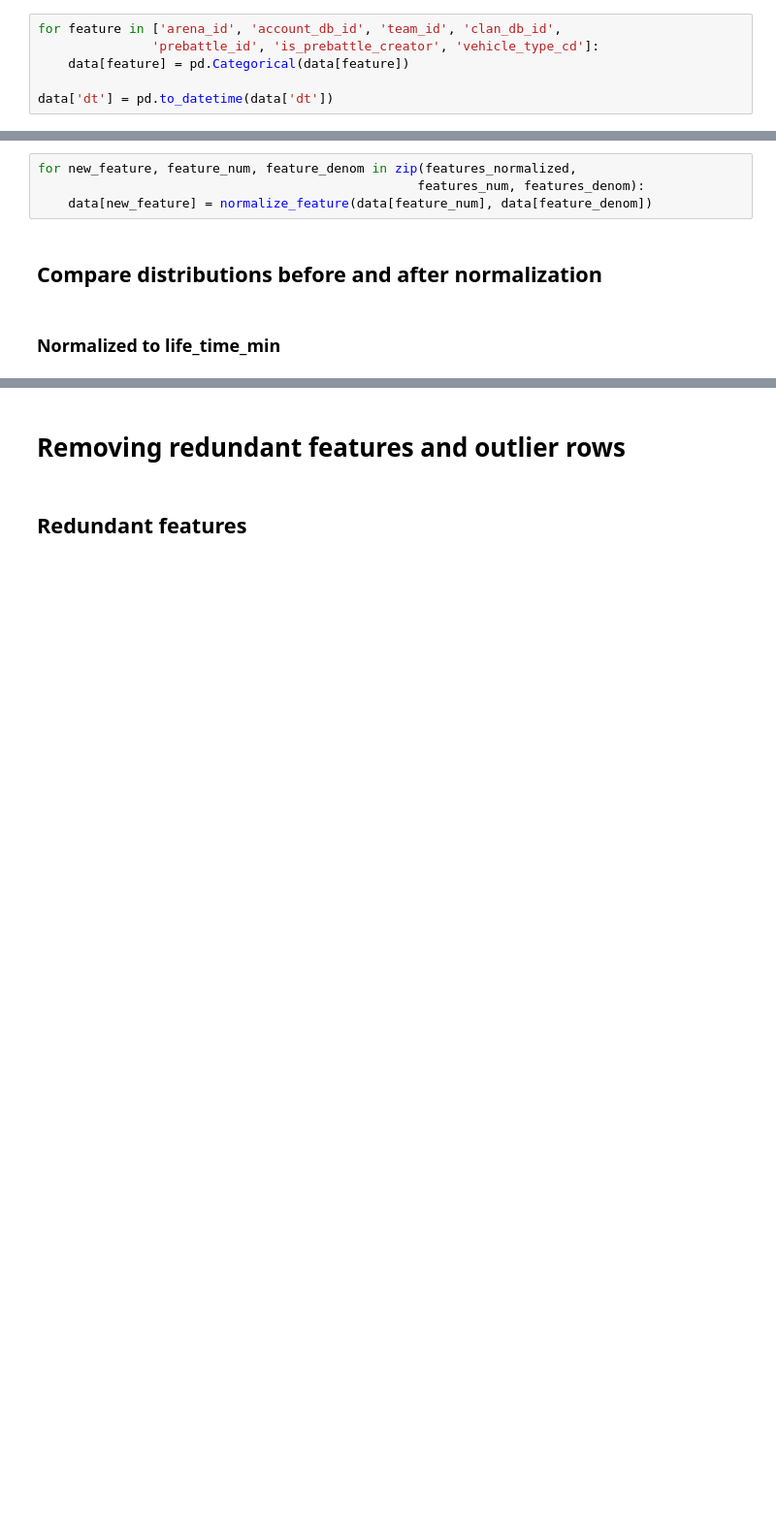
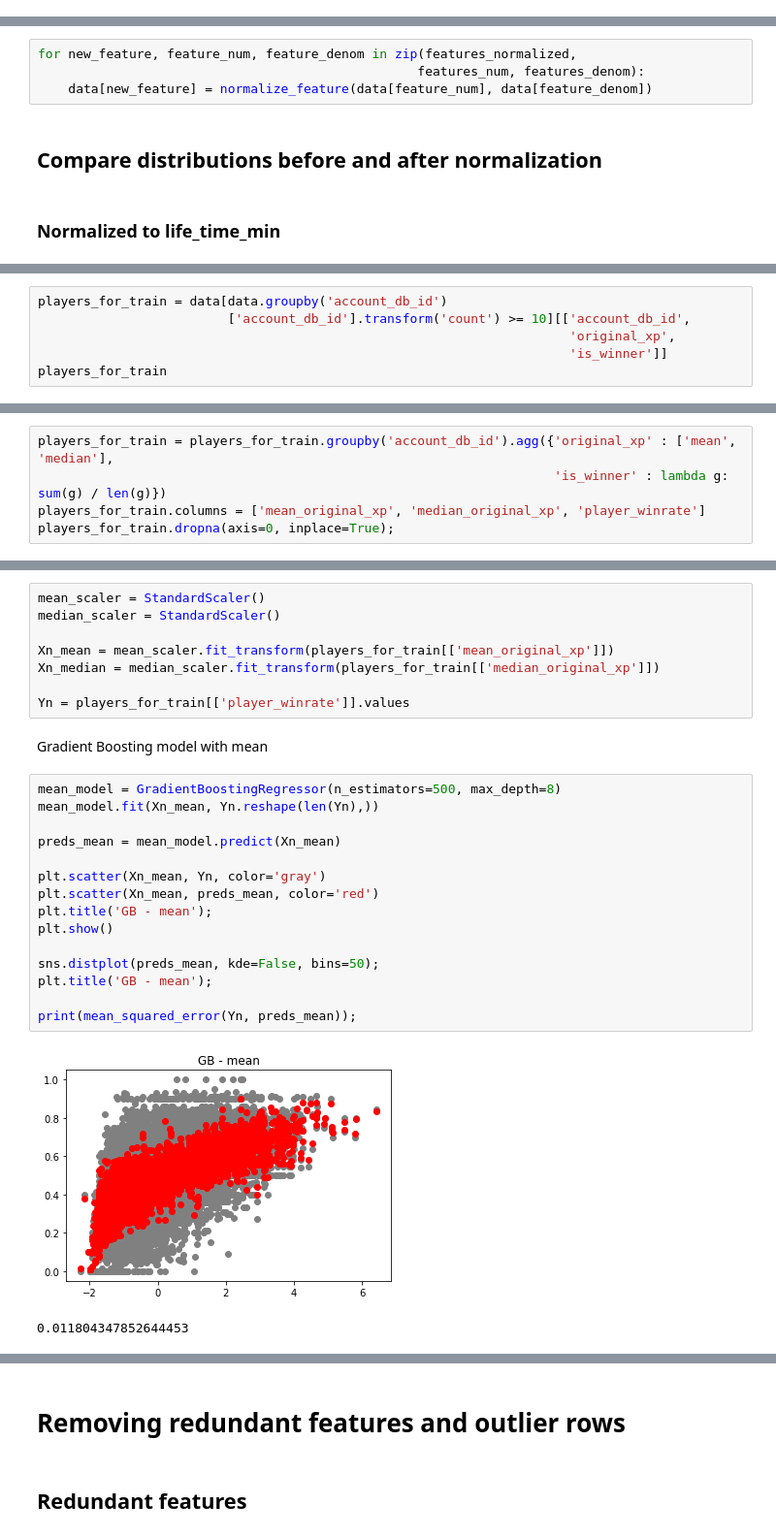
Before and after one commit to Egorka1/WG_Forge, a Jupyter notebook: WGProject.ipynb, the cells around one changed output, grey strips where cells are left out. Shown at 97% size. Drawn from its saved outputs; the diff is of its cells as text; blank space fills up the shorter version.

Commit message:
- Changed the code so that it could be in line with Egor's code - Added gradient boosting training on mean win_rate (rather than median)

```diff
--- a/WGProject.ipynb
+++ b/WGProject.ipynb
@@ -450,11 +364,5 @@ data[data['mileage_meter'] == 0]
 # %% [markdown]
 # Visualizing data
-# %%
-for feature in ['arena_id', 'account_db_id', 'team_id', 'clan_db_id',
-               'prebattle_id', 'is_prebattle_creator', 'vehicle_type_cd']:
-    data[feature] = pd.Categorical(data[feature])
-
-data['dt'] = pd.to_datetime(data['dt'])
 # %% [markdown]
 ## dt
 
@@ -675,0 +541,6 @@ for index, feature in enumerate(features_normalized):
+# %%
+players_for_train = data[data.groupby('account_db_id')
+                         ['account_db_id'].transform('count') >= 10][['account_db_id',
+                                                                      'original_xp',
+                                                                      'is_winner']]
+players_for_train
@@ -675,0 +561,5 @@ for index, feature in enumerate(features_normalized):
+# %%
+players_for_train = players_for_train.groupby('account_db_id').agg({'original_xp' : ['mean', 'median'],
+                                                                    'is_winner' : lambda g: sum(g) / len(g)})
+players_for_train.columns = ['mean_original_xp', 'median_original_xp', 'player_winrate']
+players_for_train.dropna(axis=0, inplace=True);
@@ -675,0 +583,28 @@ for index, feature in enumerate(features_normalized):
+# %%
+mean_scaler = StandardScaler()
+median_scaler = StandardScaler()
+
+Xn_mean = mean_scaler.fit_transform(players_for_train[['mean_original_xp']])
+Xn_median = median_scaler.fit_transform(players_for_train[['median_original_xp']])
+
+Yn = players_for_train[['player_winrate']].values
+# %% [markdown]
+Gradient Boosting model with mean
+# %%
+mean_model = GradientBoostingRegressor(n_estimators=500, max_depth=8)
+mean_model.fit(Xn_mean, Yn.reshape(len(Yn),))
+
+preds_mean = mean_model.predict(Xn_mean)
+
+plt.scatter(Xn_mean, Yn, color='gray')
+plt.scatter(Xn_mean, preds_mean, color='red')
+plt.title('GB - mean');
+plt.show()
+
+sns.distplot(preds_mean, kde=False, bins=50);
+plt.title('GB - mean');
+
+print(mean_squared_error(Yn, preds_mean));
+# %% [output]
+[figure, added]
+0.011804347852644453
```
Also changed, not shown: parts of 117 cells of this notebook.
